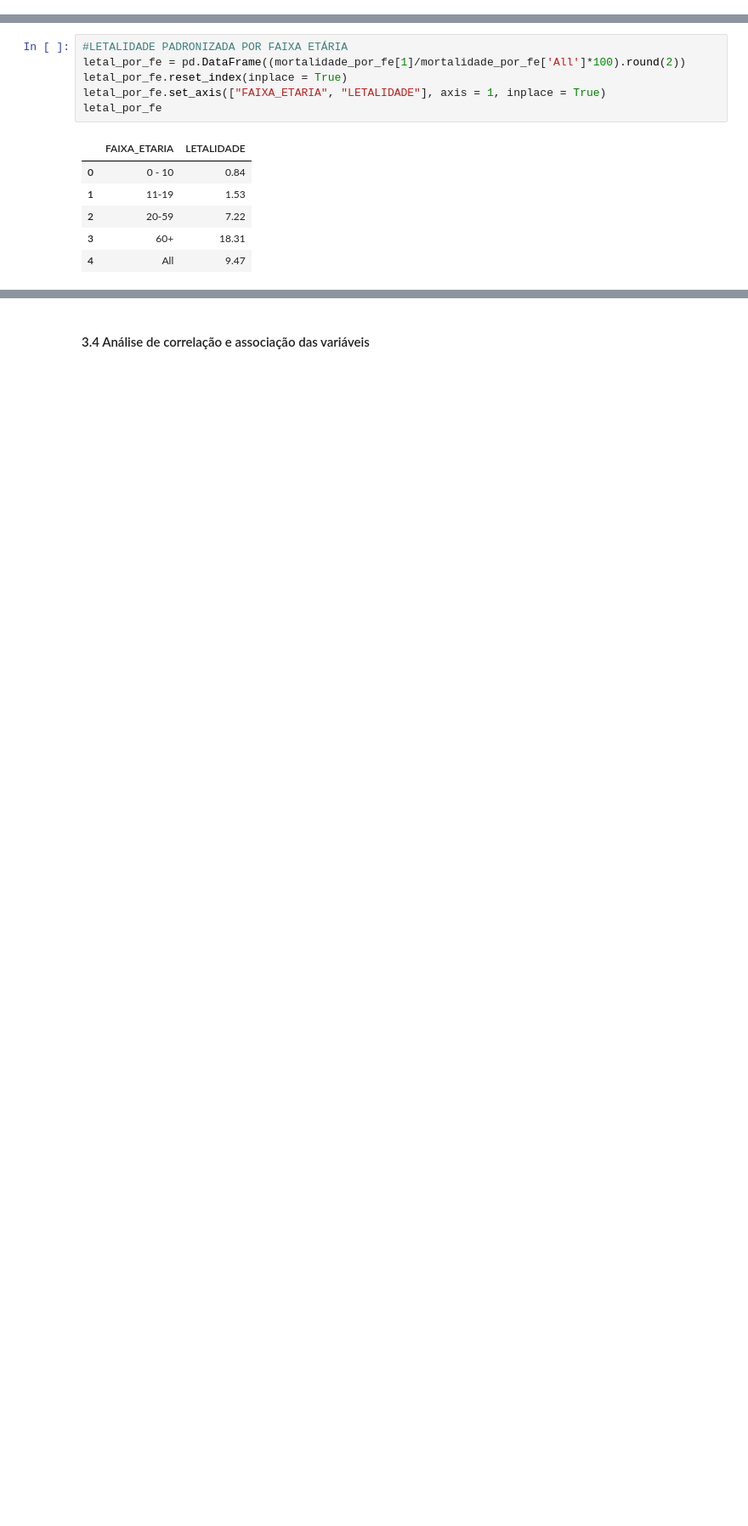
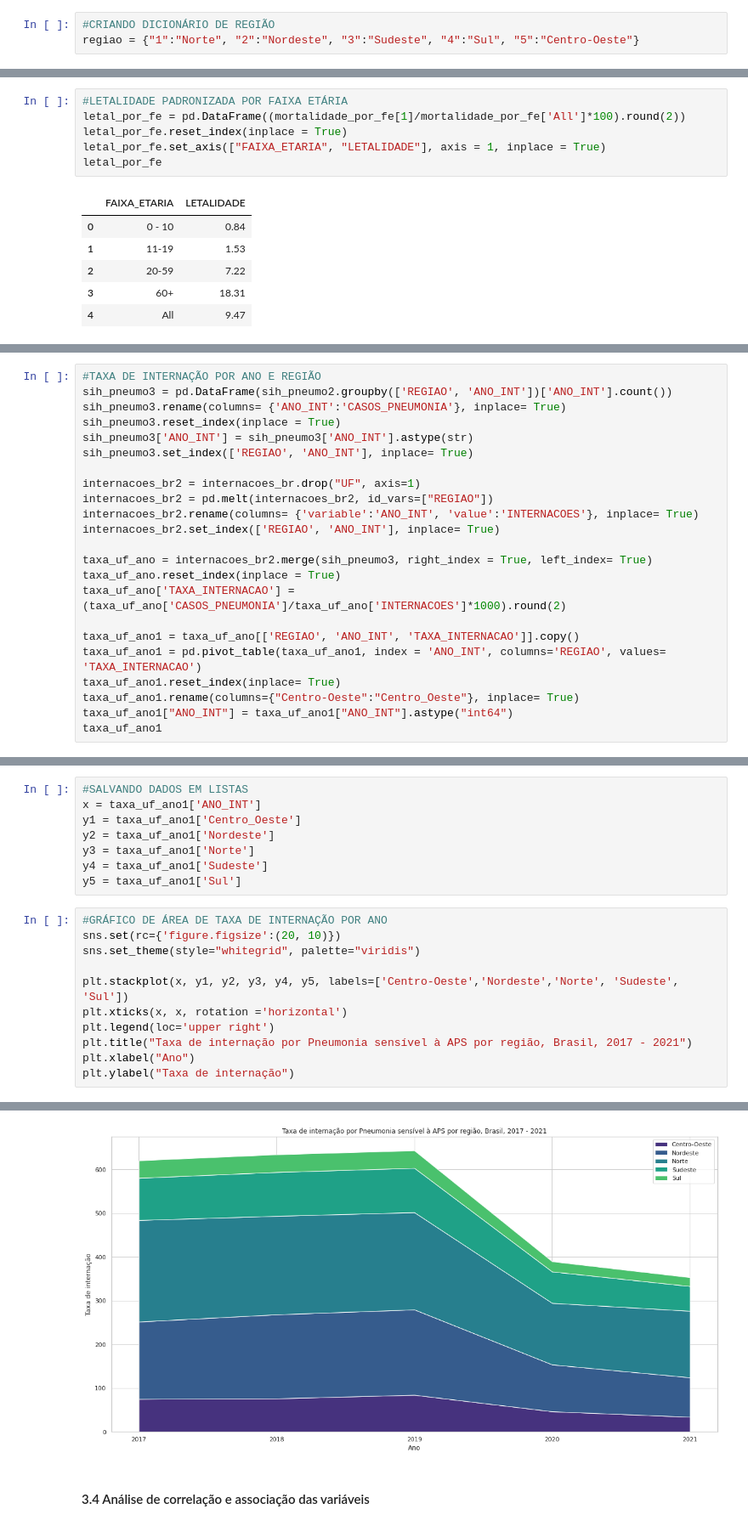
Before and after one commit to daniellybx/projeto_predicao_pneumonia, a Jupyter notebook: 02_analise_exploratoria.ipynb, the cells around one changed output, grey strips where cells are left out. Shown at 85% size. Cells and saved outputs as stored; diff of their text form; blank space fills up the shorter version.

```diff
--- a/02_analise_exploratoria.ipynb
+++ b/02_analise_exploratoria.ipynb
@@ -41,5 +41,8 @@ Data columns (total 17 columns):
  16  INFEHOSP    0 non-null       float64
 dtypes: float64(1), int64(15), object(1)
 memory usage: 95.2+ MB
+# %%
+#CRIANDO DICIONÁRIO DE REGIÃO
+regiao = {"1":"Norte", "2":"Nordeste", "3":"Sudeste", "4":"Sul", "5":"Centro-Oeste"}
 # %%
 #IMPORTANDO DADOS DE INTERNAÇÃO POR UF E ANO
@@ -630,0 +607,23 @@ pd.melt(internacoes_br2, id_vars=["REGIAO"])
+# %%
+#TAXA DE INTERNAÇÃO POR ANO E REGIÃO
+sih_pneumo3 = pd.DataFrame(sih_pneumo2.groupby(['REGIAO', 'ANO_INT'])['ANO_INT'].count())
+sih_pneumo3.rename(columns= {'ANO_INT':'CASOS_PNEUMONIA'}, inplace= True)
+sih_pneumo3.reset_index(inplace = True)
+sih_pneumo3['ANO_INT'] = sih_pneumo3['ANO_INT'].astype(str)
+sih_pneumo3.set_index(['REGIAO', 'ANO_INT'], inplace= True)
+
+internacoes_br2 = internacoes_br.drop("UF", axis=1)
+internacoes_br2 = pd.melt(internacoes_br2, id_vars=["REGIAO"])
+internacoes_br2.rename(columns= {'variable':'ANO_INT', 'value':'INTERNACOES'}, inplace= True)
+internacoes_br2.set_index(['REGIAO', 'ANO_INT'], inplace= True)
+
+taxa_uf_ano = internacoes_br2.merge(sih_pneumo3, right_index = True, left_index= True)
+taxa_uf_ano.reset_index(inplace = True)
+taxa_uf_ano['TAXA_INTERNACAO'] = (taxa_uf_ano['CASOS_PNEUMONIA']/taxa_uf_ano['INTERNACOES']*1000).round(2)
+
+taxa_uf_ano1 = taxa_uf_ano[['REGIAO', 'ANO_INT', 'TAXA_INTERNACAO']].copy()
+taxa_uf_ano1 = pd.pivot_table(taxa_uf_ano1, index = 'ANO_INT', columns='REGIAO', values= 'TAXA_INTERNACAO')
+taxa_uf_ano1.reset_index(inplace= True)
+taxa_uf_ano1.rename(columns={"Centro-Oeste":"Centro_Oeste"}, inplace= True)
+taxa_uf_ano1["ANO_INT"] = taxa_uf_ano1["ANO_INT"].astype("int64")
+taxa_uf_ano1
@@ -630,0 +637,20 @@ pd.melt(internacoes_br2, id_vars=["REGIAO"])
+# %%
+#SALVANDO DADOS EM LISTAS
+x = taxa_uf_ano1['ANO_INT']
+y1 = taxa_uf_ano1['Centro_Oeste']
+y2 = taxa_uf_ano1['Nordeste']
+y3 = taxa_uf_ano1['Norte']
+y4 = taxa_uf_ano1['Sudeste']
+y5 = taxa_uf_ano1['Sul']
+# %%
+#GRÁFICO DE ÁREA DE TAXA DE INTERNAÇÃO POR ANO
+sns.set(rc={'figure.figsize':(20, 10)})
+sns.set_theme(style="whitegrid", palette="viridis")
+
+plt.stackplot(x, y1, y2, y3, y4, y5, labels=['Centro-Oeste','Nordeste','Norte', 'Sudeste', 'Sul'])
+plt.xticks(x, x, rotation ='horizontal')
+plt.legend(loc='upper right')
+plt.title("Taxa de internação por Pneumonia sensível à APS por região, Brasil, 2017 - 2021")
+plt.xlabel("Ano")
+plt.ylabel("Taxa de internação")
+# %% [output]
@@ -631,2 +658,3 @@ pd.melt(internacoes_br2, id_vars=["REGIAO"])
+[figure, added]
 # %% [markdown]
 #### 3.4 Análise de correlação e associação das variáveis
```
Also changed, not shown: parts of 10 cells of this notebook.
